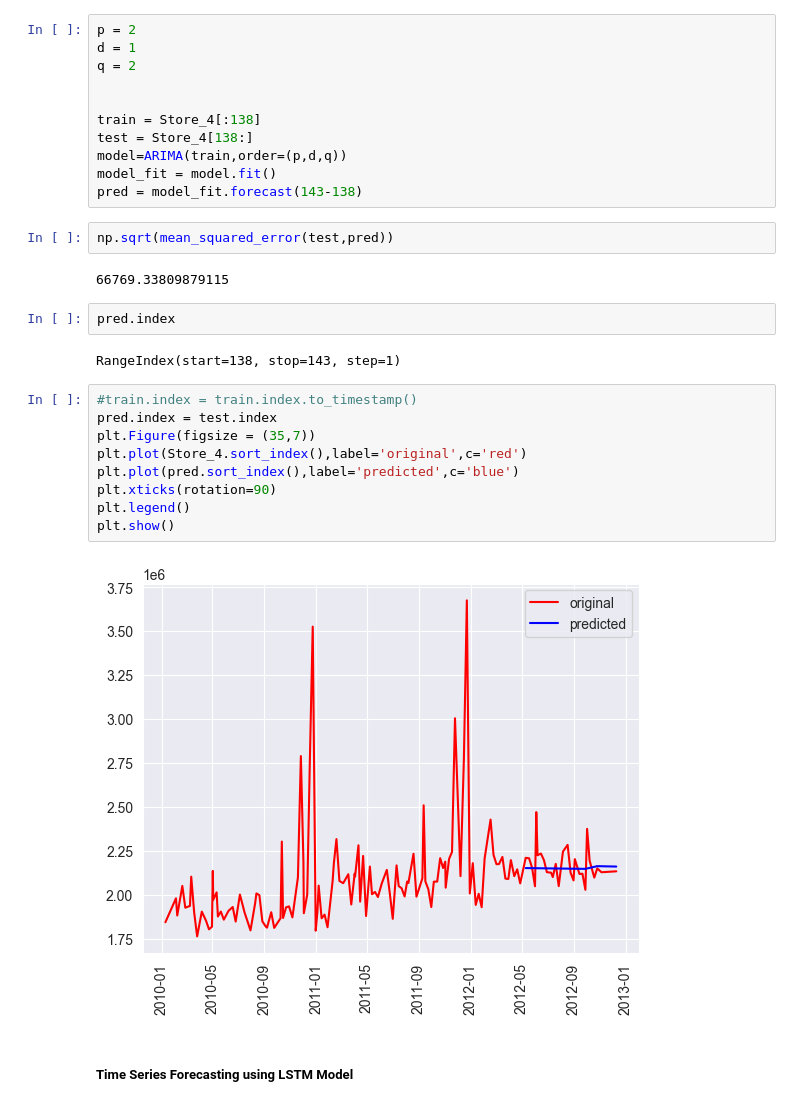
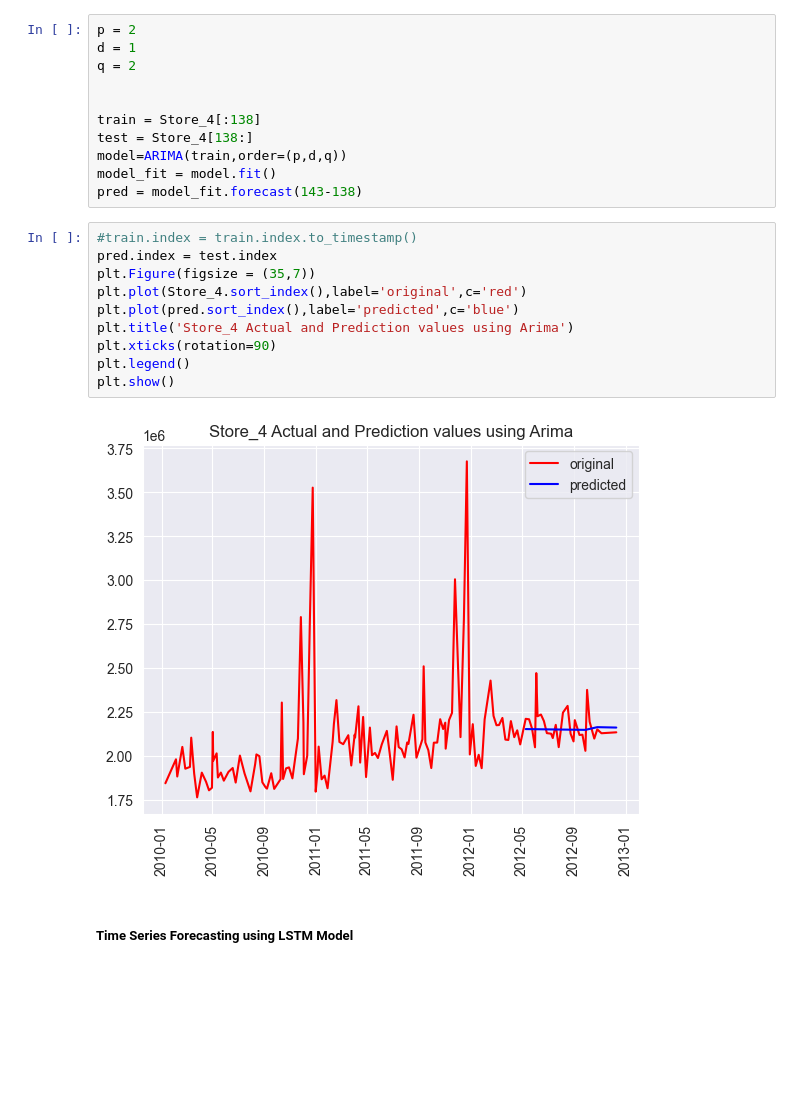
Before and after one commit to anSin2687/DS_course, a Jupyter notebook: Capstone_Projects/Walmart.ipynb, the cells around one changed output. Saved outputs shown, nothing was run; the diff lists cells and outputs as text; blank space fills up the shorter version.

```diff
--- a/Capstone_Projects/Walmart.ipynb
+++ b/Capstone_Projects/Walmart.ipynb
@@ -522,25 +524,18 @@ test = Store_4[138:]
 model=ARIMA(train,order=(p,d,q))
 model_fit = model.fit()
 pred = model_fit.forecast(143-138)
-# %%
-np.sqrt(mean_squared_error(test,pred))
-# %% [output]
-66769.33809879115
-# %%
-pred.index
-# %% [output]
-RangeIndex(start=138, stop=143, step=1)
 # %%
 #train.index = train.index.to_timestamp()
 pred.index = test.index
 plt.Figure(figsize = (35,7))
 plt.plot(Store_4.sort_index(),label='original',c='red')
 plt.plot(pred.sort_index(),label='predicted',c='blue')
+plt.title('Store_4 Actual and Prediction values using Arima')
 plt.xticks(rotation=90)
 plt.legend()
 plt.show()
 # %% [output]
-[figure, old version]
+[figure, new version]
 # %% [markdown]
 ##### Time Series Forecasting using LSTM Model
 # %%
```
Also changed, not shown: parts of 12 cells of this notebook.
